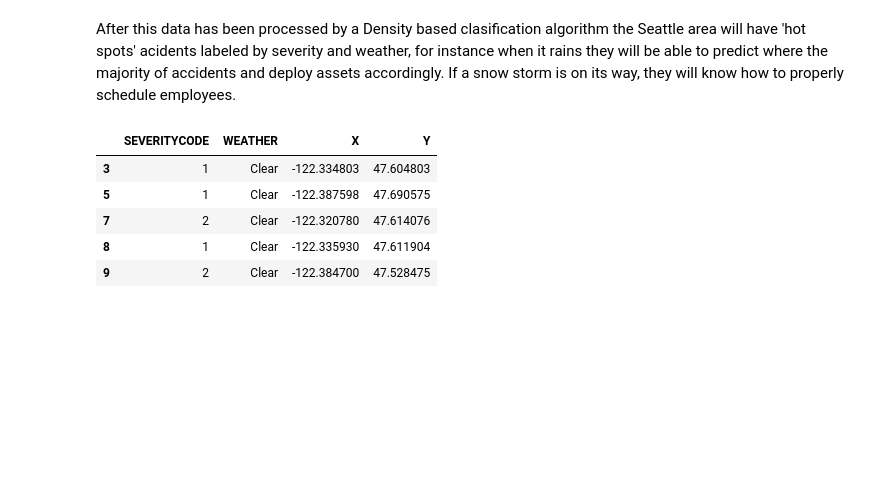
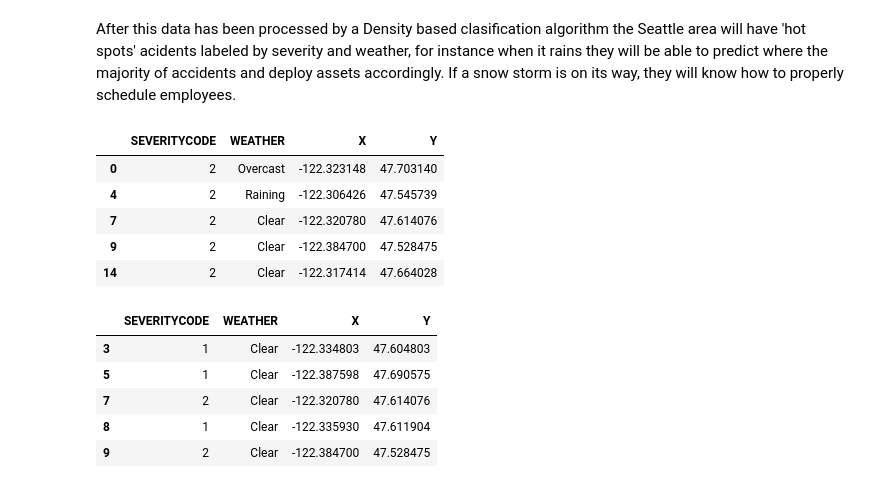
Before and after one commit to RKennon/CourseraAppliedDataScienceCapstone, a Jupyter notebook: Week2.ipynb, the cells around one changed output. Saved outputs shown, nothing was run; the diff lists cells and outputs as text; code cells hidden in the pictures; blank space fills up the shorter version.

```diff
--- a/Week2.ipynb
+++ b/Week2.ipynb
@@ -185,9 +173,18 @@ dtype: int64
 After this data has been processed by a Density based clasification algorithm the Seattle area will have 'hot spots' acidents labeled by severity and weather,  for instance when it rains they will be able to predict
 where the majority of accidents and deploy assets accordingly.  If a snow storm is on its way, they will know how to properly schedule employees.
 # %%
-#severe vs not severe dataframes
-dfSevere = df.loc[df['WEATHER']==2]
-dfNotSevere = df.loc[df['WEATHER']==1]
+#Injurys vs Property Damage dataframes
+dfInjury = df.loc[df['SEVERITYCODE']==2]
+dfProp = df.loc[df['SEVERITYCODE']==1]
+
+dfInjury.head()
+# %% [output]
+|  | SEVERITYCODE | WEATHER | X | Y |
+| 0 | 2 | Overcast | -122.323148 | 47.703140 |
+| 4 | 2 | Raining | -122.306426 | 47.545739 |
+| 7 | 2 | Clear | -122.320780 | 47.614076 |
+| 9 | 2 | Clear | -122.384700 | 47.528475 |
+| 14 | 2 | Clear | -122.317414 | 47.664028 |
 # %%
 #segment data based on weather conditions and severity to prepare for clustering
 # Clear
```
Also changed, not shown: parts of 13 cells of this notebook.
